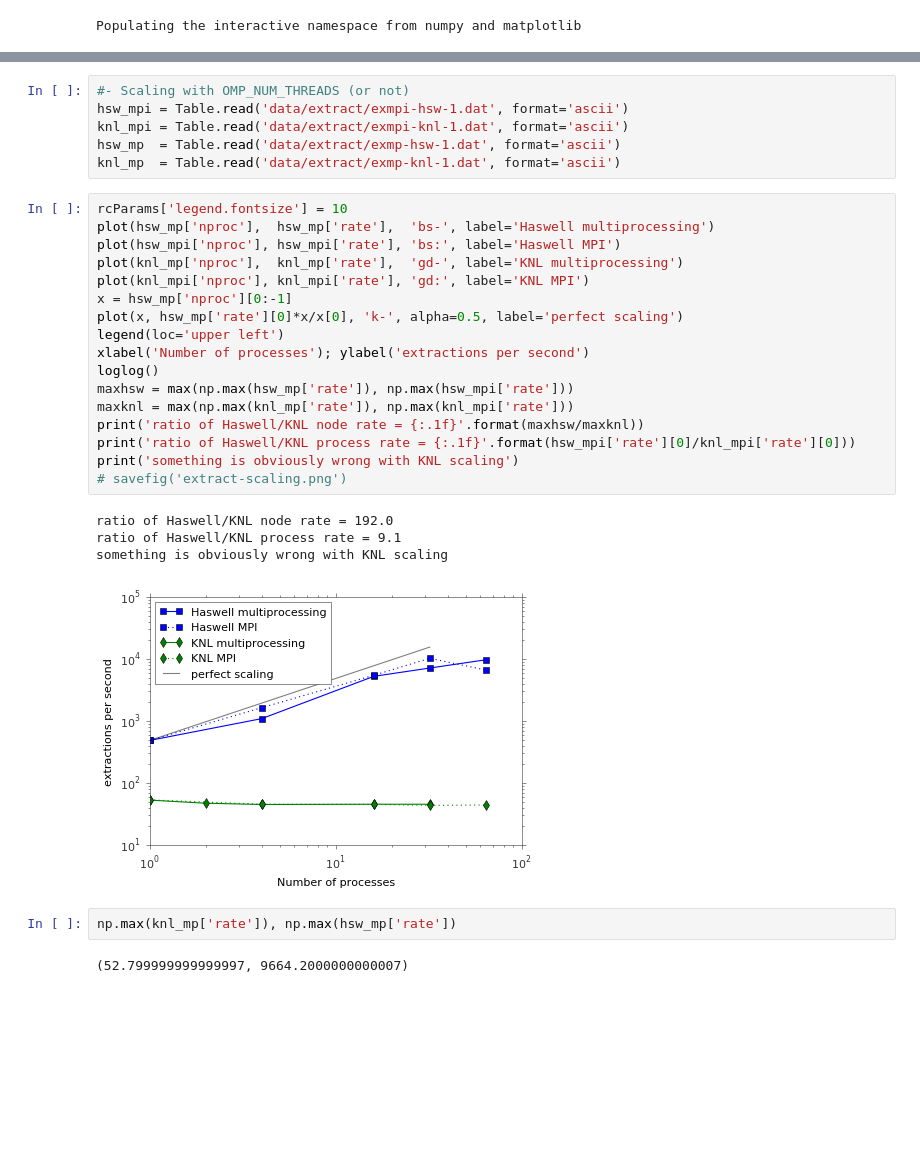
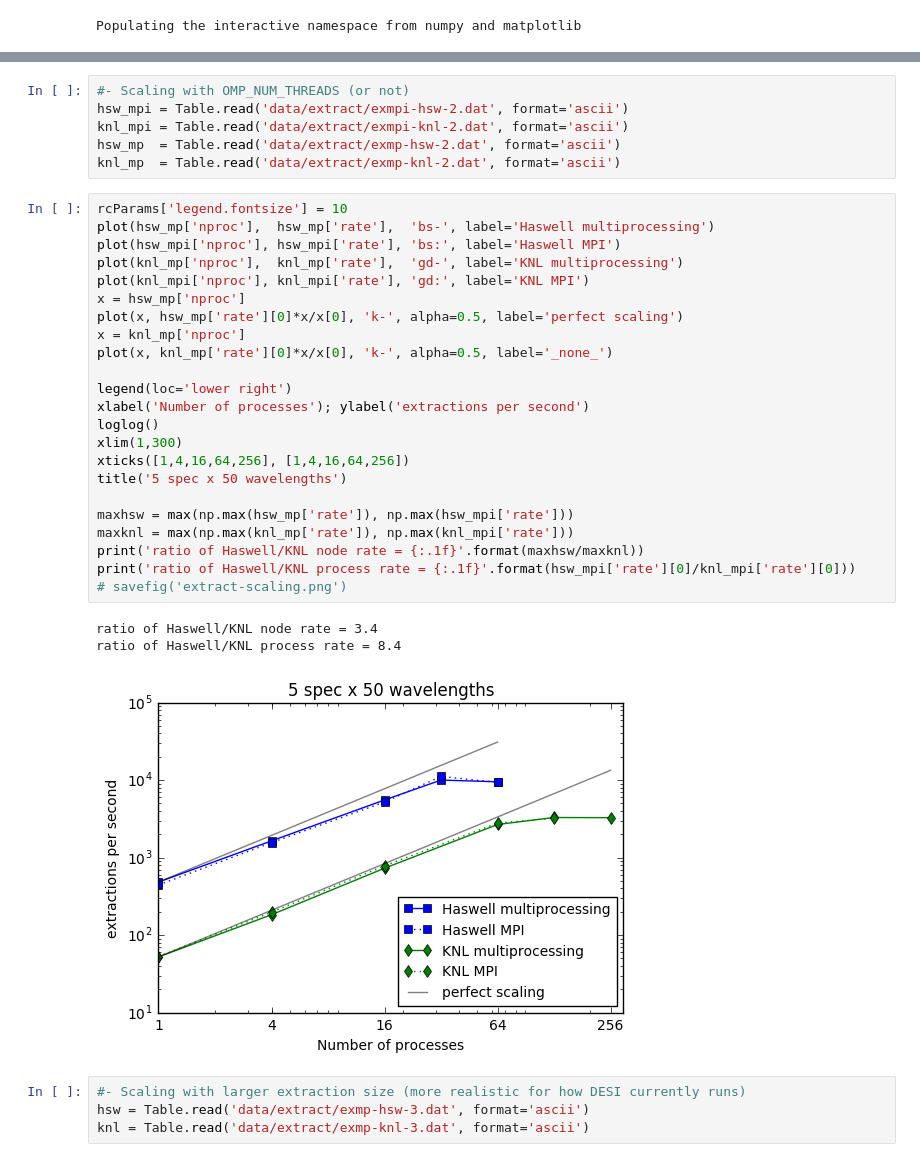
Before and after one commit to sbailey/knltest, a Jupyter notebook: doc/extract.ipynb, the cells around one changed output, grey strips where cells are left out. Drawn from its saved outputs; the diff is of its cells as text; blank space fills up the shorter version.

Commit message:
update extract scaling metrics

```diff
--- a/doc/extract.ipynb
+++ b/doc/extract.ipynb
@@ -77,32 +91,37 @@ I trimmed it back to a smaller problem to study basic scaling performance and ra
 # %%
 #- Scaling with OMP_NUM_THREADS (or not)
-hsw_mpi = Table.read('data/extract/exmpi-hsw-1.dat', format='ascii')
-knl_mpi = Table.read('data/extract/exmpi-knl-1.dat', format='ascii')
-hsw_mp  = Table.read('data/extract/exmp-hsw-1.dat', format='ascii')
-knl_mp  = Table.read('data/extract/exmp-knl-1.dat', format='ascii')
+hsw_mpi = Table.read('data/extract/exmpi-hsw-2.dat', format='ascii')
+knl_mpi = Table.read('data/extract/exmpi-knl-2.dat', format='ascii')
+hsw_mp  = Table.read('data/extract/exmp-hsw-2.dat', format='ascii')
+knl_mp  = Table.read('data/extract/exmp-knl-2.dat', format='ascii')
 # %%
 rcParams['legend.fontsize'] = 10
 plot(hsw_mp['nproc'],  hsw_mp['rate'],  'bs-', label='Haswell multiprocessing')
 plot(hsw_mpi['nproc'], hsw_mpi['rate'], 'bs:', label='Haswell MPI')
 plot(knl_mp['nproc'],  knl_mp['rate'],  'gd-', label='KNL multiprocessing')
 plot(knl_mpi['nproc'], knl_mpi['rate'], 'gd:', label='KNL MPI')
-x = hsw_mp['nproc'][0:-1]
+x = hsw_mp['nproc']
 plot(x, hsw_mp['rate'][0]*x/x[0], 'k-', alpha=0.5, label='perfect scaling')
-legend(loc='upper left')
+x = knl_mp['nproc']
+plot(x, knl_mp['rate'][0]*x/x[0], 'k-', alpha=0.5, label='_none_')
+
+legend(loc='lower right')
 xlabel('Number of processes'); ylabel('extractions per second')
 loglog()
+xlim(1,300)
+xticks([1,4,16,64,256], [1,4,16,64,256])
+title('5 spec x 50 wavelengths')
+
 maxhsw = max(np.max(hsw_mp['rate']), np.max(hsw_mpi['rate']))
 maxknl = max(np.max(knl_mp['rate']), np.max(knl_mpi['rate']))
 print('ratio of Haswell/KNL node rate = {:.1f}'.format(maxhsw/maxknl))
 print('ratio of Haswell/KNL process rate = {:.1f}'.format(hsw_mpi['rate'][0]/knl_mpi['rate'][0]))
-print('something is obviously wrong with KNL scaling')
 # savefig('extract-scaling.png')
 # %% [output]
-ratio of Haswell/KNL node rate = 192.0
-ratio of Haswell/KNL process rate = 9.1
-something is obviously wrong with KNL scaling
+ratio of Haswell/KNL node rate = 3.4
+ratio of Haswell/KNL process rate = 8.4
-[figure, old version]
+[figure, new version]
-# %%
-np.max(knl_mp['rate']), np.max(hsw_mp['rate'])
-# %% [output]
-(52.799999999999997, 9664.2000000000007)
+# %%
+#- Scaling with larger extraction size (more realistic for how DESI currently runs)
+hsw = Table.read('data/extract/exmp-hsw-3.dat', format='ascii')
+knl = Table.read('data/extract/exmp-knl-3.dat', format='ascii')
```
Also changed, not shown: parts of 9 cells of this notebook, 9 other files.
